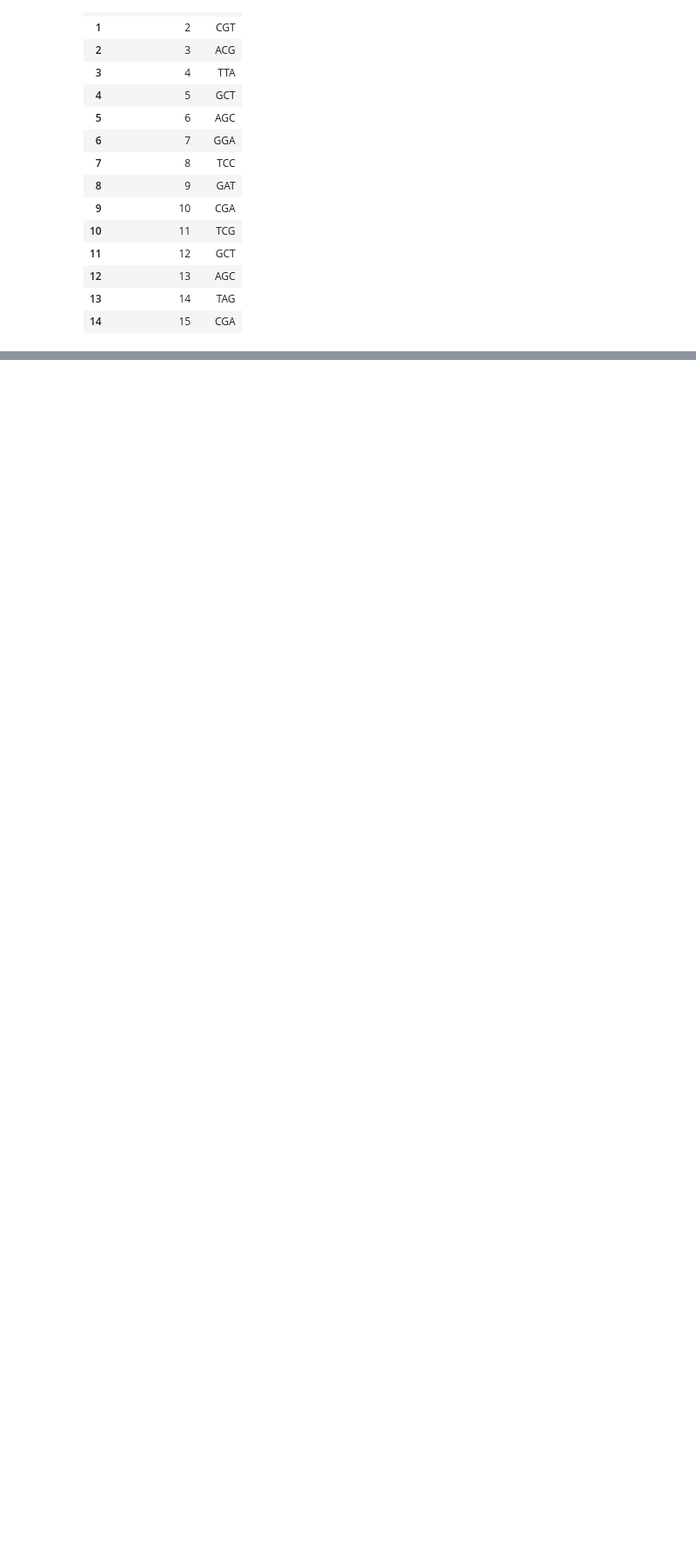
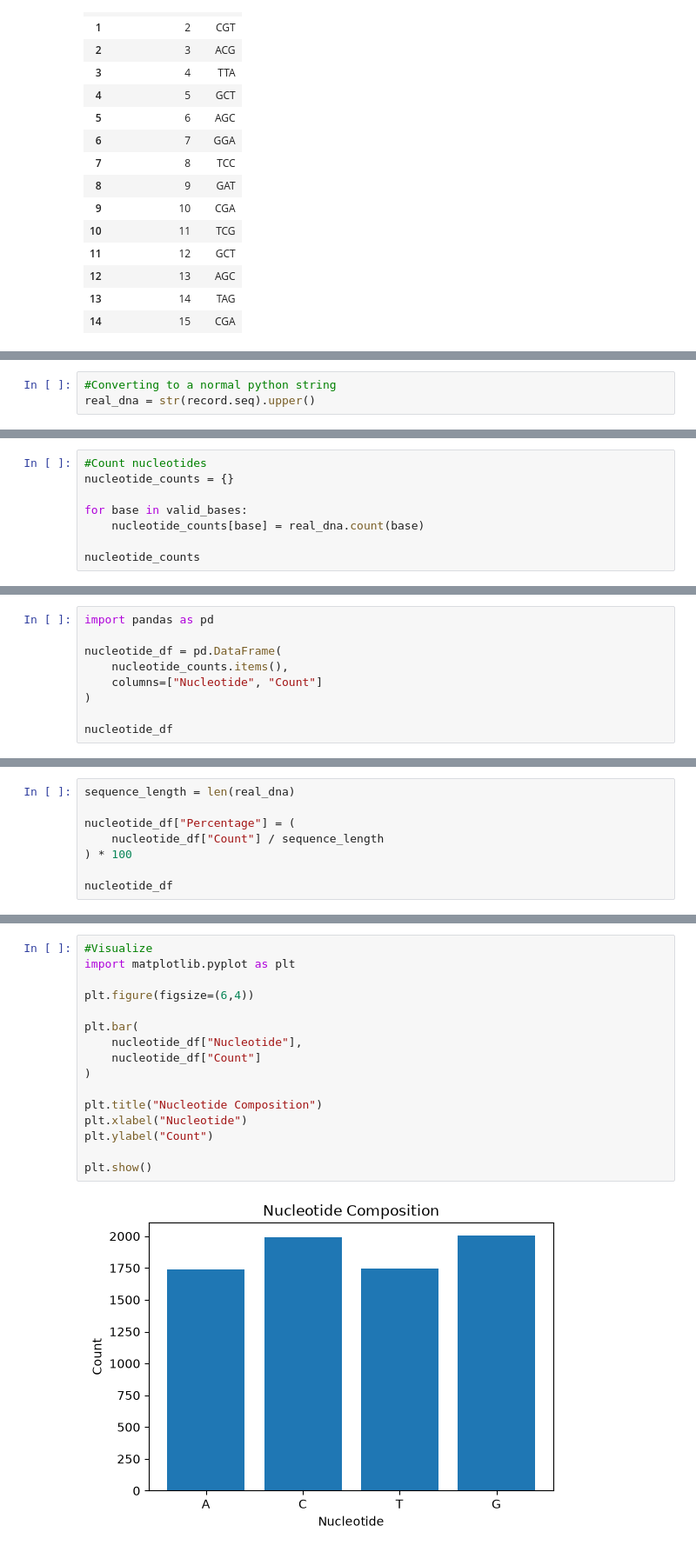
Before and after one commit to amberlin2/DNA-Sequence-Analysis, a Jupyter notebook: notebooks/dna_sequence_analysis.ipynb, the cells around one changed output, grey strips where cells are left out. Shown at 87% size. Saved outputs shown, nothing was run; the diff lists cells and outputs as text; blank space fills up the shorter version.

```diff
--- a/notebooks/dna_sequence_analysis.ipynb
+++ b/notebooks/dna_sequence_analysis.ipynb
@@ -438,0 +500,3 @@ codon_df.head(15)
+# %%
+#Converting to a normal python string
+real_dna = str(record.seq).upper()
@@ -438,0 +524,8 @@ codon_df.head(15)
+# %%
+#Count nucleotides
+nucleotide_counts = {}
+
+for base in valid_bases:
+    nucleotide_counts[base] = real_dna.count(base)
+
+nucleotide_counts
@@ -438,0 +534,9 @@ codon_df.head(15)
+# %%
+import pandas as pd
+
+nucleotide_df = pd.DataFrame(
+    nucleotide_counts.items(),
+    columns=["Nucleotide", "Count"]
+)
+
+nucleotide_df
@@ -438,0 +549,8 @@ codon_df.head(15)
+# %%
+sequence_length = len(real_dna)
+
+nucleotide_df["Percentage"] = (
+    nucleotide_df["Count"] / sequence_length
+) * 100
+
+nucleotide_df
@@ -438,0 +590,18 @@ codon_df.head(15)
+# %%
+#Visualize
+import matplotlib.pyplot as plt
+
+plt.figure(figsize=(6,4))
+
+plt.bar(
+    nucleotide_df["Nucleotide"],
+    nucleotide_df["Count"]
+)
+
+plt.title("Nucleotide Composition")
+plt.xlabel("Nucleotide")
+plt.ylabel("Count")
+
+plt.show()
+# %% [output]
+[figure, added]
```
Also changed, not shown: parts of 21 cells of this notebook, 1 other file.
